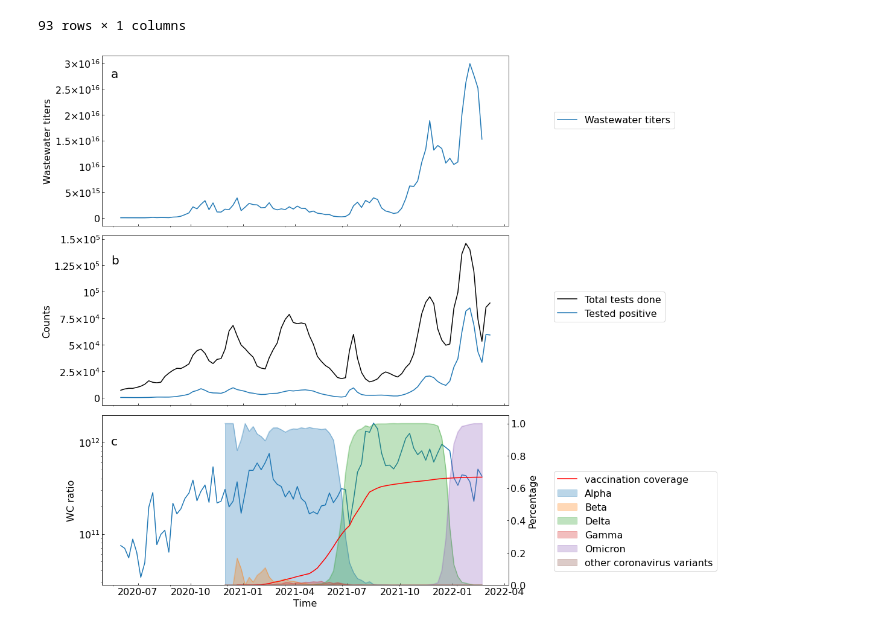
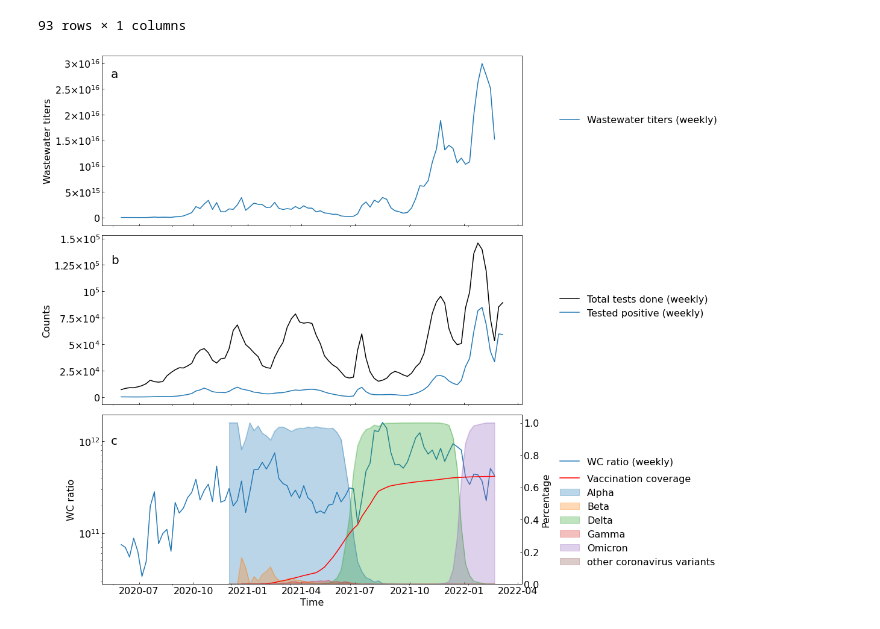
Before and after one commit to XiaoqiongGu/Armas_Chandra_2022_CovidVaccine, a Jupyter notebook: clinical_vs_wastewater.ipynb, the cells around one changed output. Drawn from its saved outputs; the diff is of its cells as text; code cells hidden in the pictures.

```diff
--- a/clinical_vs_wastewater.ipynb
+++ b/clinical_vs_wastewater.ipynb
@@ -309,51 +309,58 @@ submerge_removenan[['Tested_with_result']]
 93 rows × 1 columns
 # %%
 fig,(ax1,ax2,ax3) = plt.subplots(3,1,figsize=(16,13),sharex=True)
-sns.lineplot(data=submerge_removenan, x='strdate',y='RNA_flow_per_100000_Count',ax=ax1,color='#1f77b4',label='Wastewater titers')
+sns.lineplot(data=submerge_removenan, x='strdate',y='RNA_flow_per_100000_Count',ax=ax1,color='#1f77b4',label='Wastewater titers (weekly)')
 ax1.set_ylabel('Wastewater titers\n per 100000 count')
 
 
-sns.lineplot(data=submerge_removenan, x='strdate',y='Tested_with_result',ax=ax2,color='black',label='Total tests done')
-sns.lineplot(data=submerge_removenan, x='strdate',y='Tested_positive',color='#1f77b4', ax=ax2, label='Tested positive') # #00008b
+sns.lineplot(data=submerge_removenan, x='strdate',y='Tested_with_result',ax=ax2,color='black',label='Total tests done (weekly)')
+sns.lineplot(data=submerge_removenan, x='strdate',y='Tested_positive',color='#1f77b4', ax=ax2, label='Tested positive (weekly)') # #00008b
 ax2.set_ylabel('Tests with a result \n and a positive result')
 handles, labels = ax2.get_legend_handles_labels()
 
 sns.lineplot(data=submerge_removenan, x='strdate',
-             y='WC_ratio', ax=ax3, color='#1f77b4')
+             y='WC_ratio', ax=ax3, color='#1f77b4', label='WC ratio (weekly)')
 
 ax6 = ax3.twinx()
 sns.lineplot(data=submerge_removenan, x='strdate', y='percentage_accum_total_administered_2jabs',
-             ax=ax6, color='r', label='vaccination coverage')
+             ax=ax6, color='r', label='Vaccination coverage')
+
 ax6.yaxis.tick_right()
 ax6.set_ylabel('Percentage', fontsize=16)
 
 df_variant_agg_week_pivot_v2.plot(kind='area',stacked=False,ax=ax6,alpha=0.3)
 
-ax1.legend(bbox_to_anchor=(1.1,0.7),fontsize=16)
-ax2.legend(bbox_to_anchor=(1.1,0.7),fontsize=16)
-ax6.legend(bbox_to_anchor=(1.1, 0.7),fontsize=16)
+# for ax in [ax1, ax2, ax3, ax6]:
+#     ax.legend(frameon=False)
+#     leg = ax.legend()
+#     leg.get_frame().set_linewidth(0.0)
+
+ax1.legend(bbox_to_anchor=(1.07, 0.7), fontsize=16, frameon=False)
+ax2.legend(bbox_to_anchor=(1.07,0.7),fontsize=16,frameon=False)
+ax6.legend(bbox_to_anchor=(1.07, 0.7),fontsize=16,frameon=False)
+ax3.legend(bbox_to_anchor=(1.07, 0.8), fontsize=16, frameon=False)
 
 ax3.set_yscale('log')
 ax3.set_xlabel('Time', fontsize=16)
 
 ax1.set_ylabel('Wastewater titers',fontsize=16)
 ax2.set_ylabel('Counts', fontsize=16)
 ax3.set_ylabel('WC ratio', fontsize=16)
 
 f = mticker.ScalarFormatter(useOffset=False, useMathText=True)
 g = lambda x,pos : "${}$".format(f._formatSciNotation('%1.10e' % x))
 ax1.get_yaxis().set_major_formatter(mticker.FuncFormatter(g))
 ax2.get_yaxis().set_major_formatter(mticker.FuncFormatter(g))
 ax3.get_yaxis().set_major_formatter(mticker.FuncFormatter(g))
 
 for ax in [ax1,ax2,ax3,ax6]:
     ax.tick_params(axis='both', labelsize=16, direction="in")
 
 plt.figtext(0.1, 0.3, 'c',fontsize=20)
 plt.figtext(0.1, 0.62, 'b',fontsize=20)
 plt.figtext(0.1, 0.95, 'a',fontsize=20)
 
 plt.tight_layout()
-#plt.savefig('plots/final.v6.png',dpi=300)
+plt.savefig('plots/final.v7.png',dpi=300)
 # %% [output]
-[figure, old version]
+[figure, new version]
```
Also changed, not shown: 1 other file.
